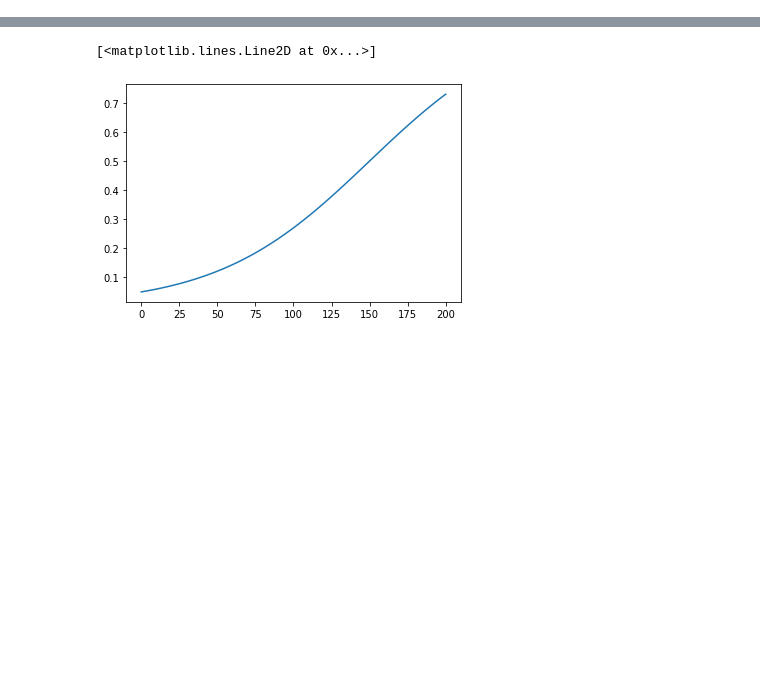
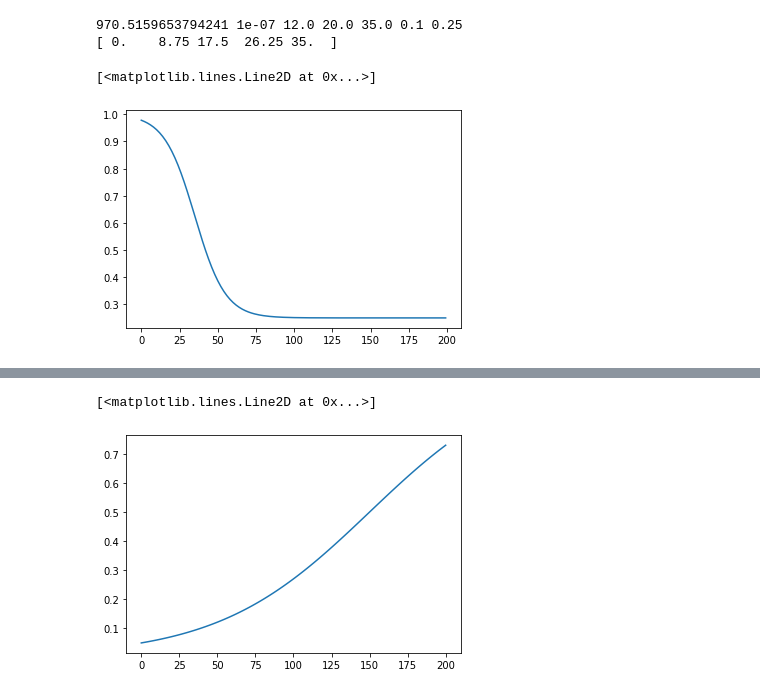
Before and after one commit to guille-c/COVID-19, a Jupyter notebook: notebooks_Chile/SEIR Examenes Chile.ipynb, the cells around one changed output, grey strips where cells are left out. Saved outputs shown, nothing was run; the diff lists cells and outputs as text; code cells hidden in the pictures; blank space fills up the shorter version.

```diff
--- a/notebooks_Chile/SEIR Examenes Chile.ipynb
+++ b/notebooks_Chile/SEIR Examenes Chile.ipynb
@@ -10,0 +64,6 @@ from SEIR import *
+# %%
+t_data = np.arange(len(df.Infectados_Actuales))
+I_real = df.Infectados_Actuales.values
+R_real = df.Recuperados.values
+# %%
+RMSE, beta, sigma, gamma, a_date, k, a = GridSearchSEIR_exams (t_data, s0, e0, i0, r0, I_real, R_real)
@@ -10,0 +90,12 @@ from SEIR import *
+# %%
+print (RMSE, beta, 1./sigma, 1./gamma, a_date, k, a)
+print (np.linspace (t_data[0], t_data[-1], 5))
+# %% [output]
+970.5159653794241 1e-07 12.0 20.0 35.0 0.1 0.25
+[ 0.    8.75 17.5  26.25 35.  ]
+# %%
+alphas = 1 + (a-1)/(1+np.exp(-k*(ts-a_date)))
+plt.plot (alphas)
+# %% [output]
+[<matplotlib.lines.Line2D at 0x...>]
+[figure, added]
```
Also changed, not shown: parts of 29 cells of this notebook, 4 other files.
